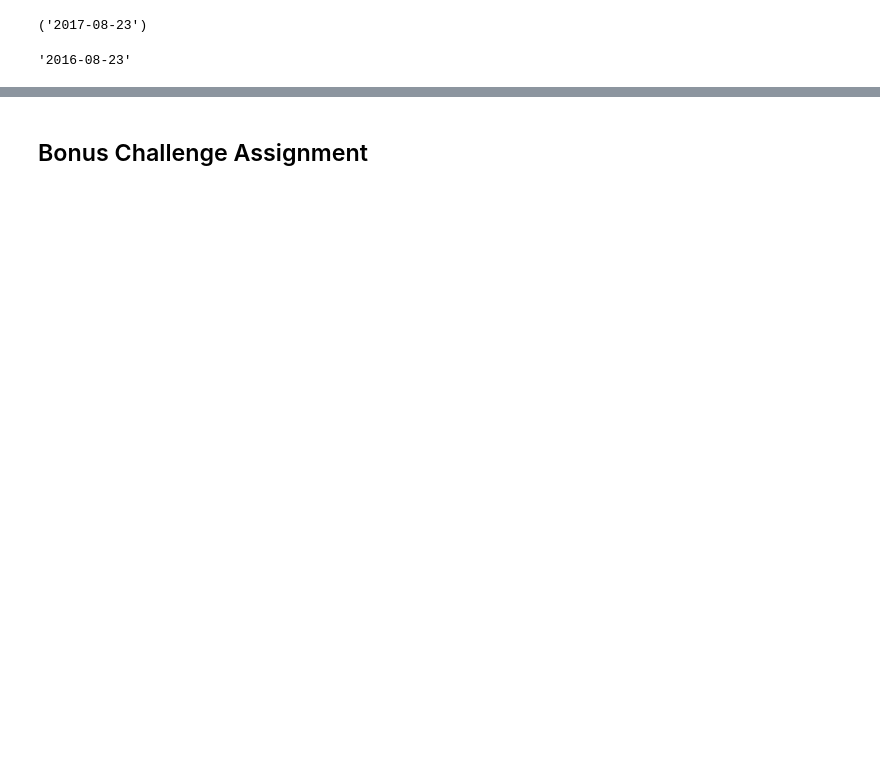
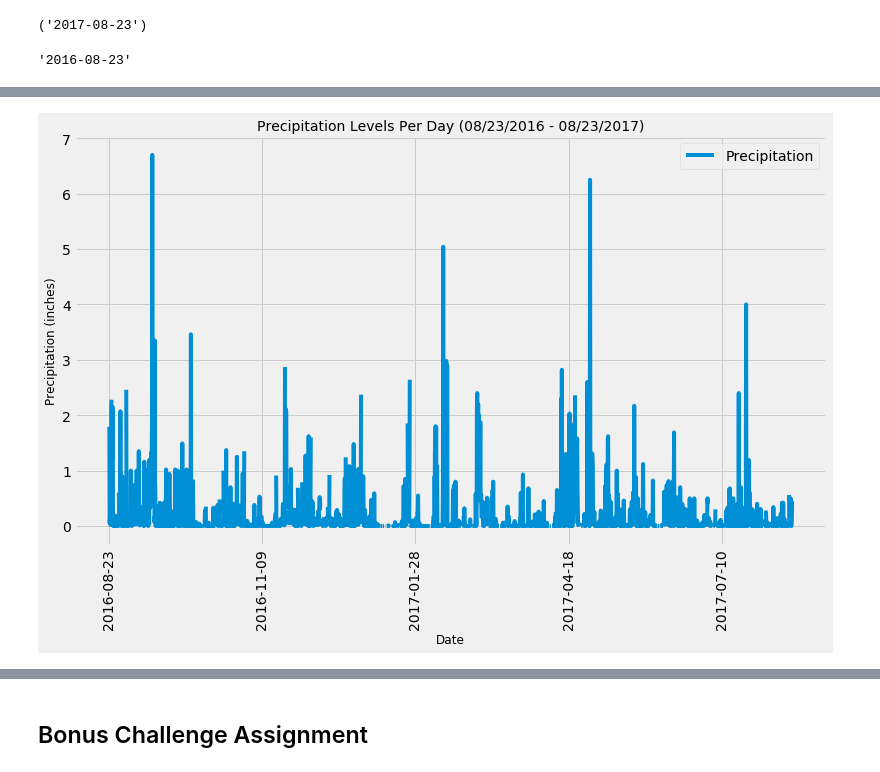
Before and after one commit to Nicole1701/climate-analysis-sqlalchemy, a Jupyter notebook: climate_starter.ipynb, the cells around one changed output, grey strips where cells are left out. Saved outputs shown, nothing was run; the diff lists cells and outputs as text; code cells hidden in the pictures; blank space fills up the shorter version.

```diff
--- a/climate_starter.ipynb
+++ b/climate_starter.ipynb
@@ -78 +87,16 @@ precip_df_sorted.head()
+# %%
+# Use Pandas Plotting with Matplotlib to plot the data
+precip_df_sorted.plot(figsize=(12,7), rot=90)
+
+plt.title("Precipitation Levels Per Day (08/23/2016 - 08/23/2017)", fontsize=14)
+plt.xlabel("Date", fontsize=12)
+plt.ylabel("Precipitation (inches)", fontsize=12)
+
+
+# Save image
+plt.savefig("images/precipitation.png")
+
+plt.show()
+# %% [output]
+[figure, added]
 # %%
```
Also changed, not shown: parts of 11 cells of this notebook, 1 other file.
